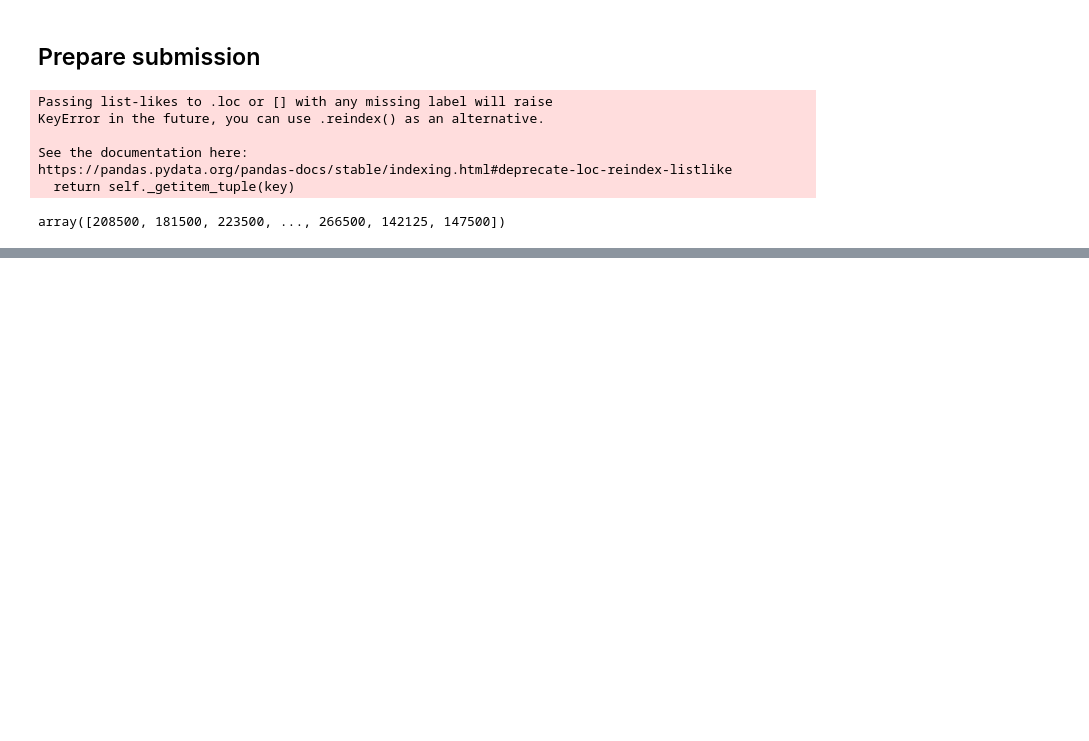
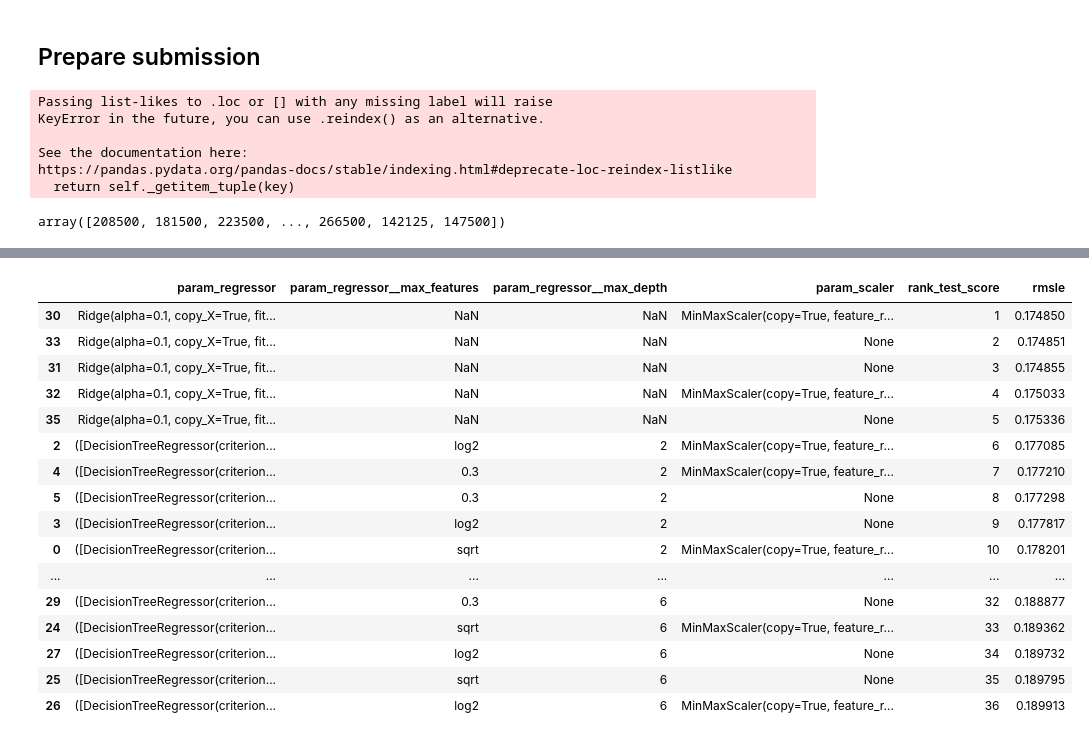
Before and after one commit to WBradbeer/housing, a Jupyter notebook: housing.ipynb, the cells around one changed output, grey strips where cells are left out. Drawn from its saved outputs; the diff is of its cells as text; code cells hidden in the pictures; blank space fills up the shorter version.

```diff
--- a/housing.ipynb
+++ b/housing.ipynb
@@ -681,0 +742,23 @@ array([208500, 181500, 223500, ..., 266500, 142125, 147500])
+# %%
+res = pd.DataFrame(grid.cv_results_)
+res['rmsle'] = np.sqrt(-res.mean_test_score)
+res.loc[:, ['param_regressor', 'param_regressor__max_features', 'param_regressor__max_depth',
+            'param_scaler', 'rank_test_score', 'rmsle']].sort_values('rank_test_score')
+# %% [output]
+|  | param_regressor | param_regressor__max_features | param_regressor__max_depth | param_scaler | rank_test_score | rmsle |
+| 30 | Ridge(alpha=0.1, copy_X=True, fit... | NaN | NaN | MinMaxScaler(copy=True, feature_r... | 1 | 0.174850 |
+| 33 | Ridge(alpha=0.1, copy_X=True, fit... | NaN | NaN | None | 2 | 0.174851 |
+| 31 | Ridge(alpha=0.1, copy_X=True, fit... | NaN | NaN | None | 3 | 0.174855 |
+| 32 | Ridge(alpha=0.1, copy_X=True, fit... | NaN | NaN | MinMaxScaler(copy=True, feature_r... | 4 | 0.175033 |
+| 35 | Ridge(alpha=0.1, copy_X=True, fit... | NaN | NaN | None | 5 | 0.175336 |
+| 2 | ([DecisionTreeRegressor(criterion... | log2 | 2 | MinMaxScaler(copy=True, feature_r... | 6 | 0.177085 |
+| 4 | ([DecisionTreeRegressor(criterion... | 0.3 | 2 | MinMaxScaler(copy=True, feature_r... | 7 | 0.177210 |
+| 5 | ([DecisionTreeRegressor(criterion... | 0.3 | 2 | None | 8 | 0.177298 |
+| 3 | ([DecisionTreeRegressor(criterion... | log2 | 2 | None | 9 | 0.177817 |
+| 0 | ([DecisionTreeRegressor(criterion... | sqrt | 2 | MinMaxScaler(copy=True, feature_r... | 10 | 0.178201 |
+| ... | ... | ... | ... | ... | ... | ... |
+| 29 | ([DecisionTreeRegressor(criterion... | 0.3 | 6 | None | 32 | 0.188877 |
+| 24 | ([DecisionTreeRegressor(criterion... | sqrt | 6 | MinMaxScaler(copy=True, feature_r... | 33 | 0.189362 |
+| 27 | ([DecisionTreeRegressor(criterion... | log2 | 6 | None | 34 | 0.189732 |
+| 25 | ([DecisionTreeRegressor(criterion... | sqrt | 6 | None | 35 | 0.189795 |
+| 26 | ([DecisionTreeRegressor(criterion... | log2 | 6 | MinMaxScaler(copy=True, feature_r... | 36 | 0.189913 |
```
Also changed, not shown: parts of 9 cells of this notebook.
